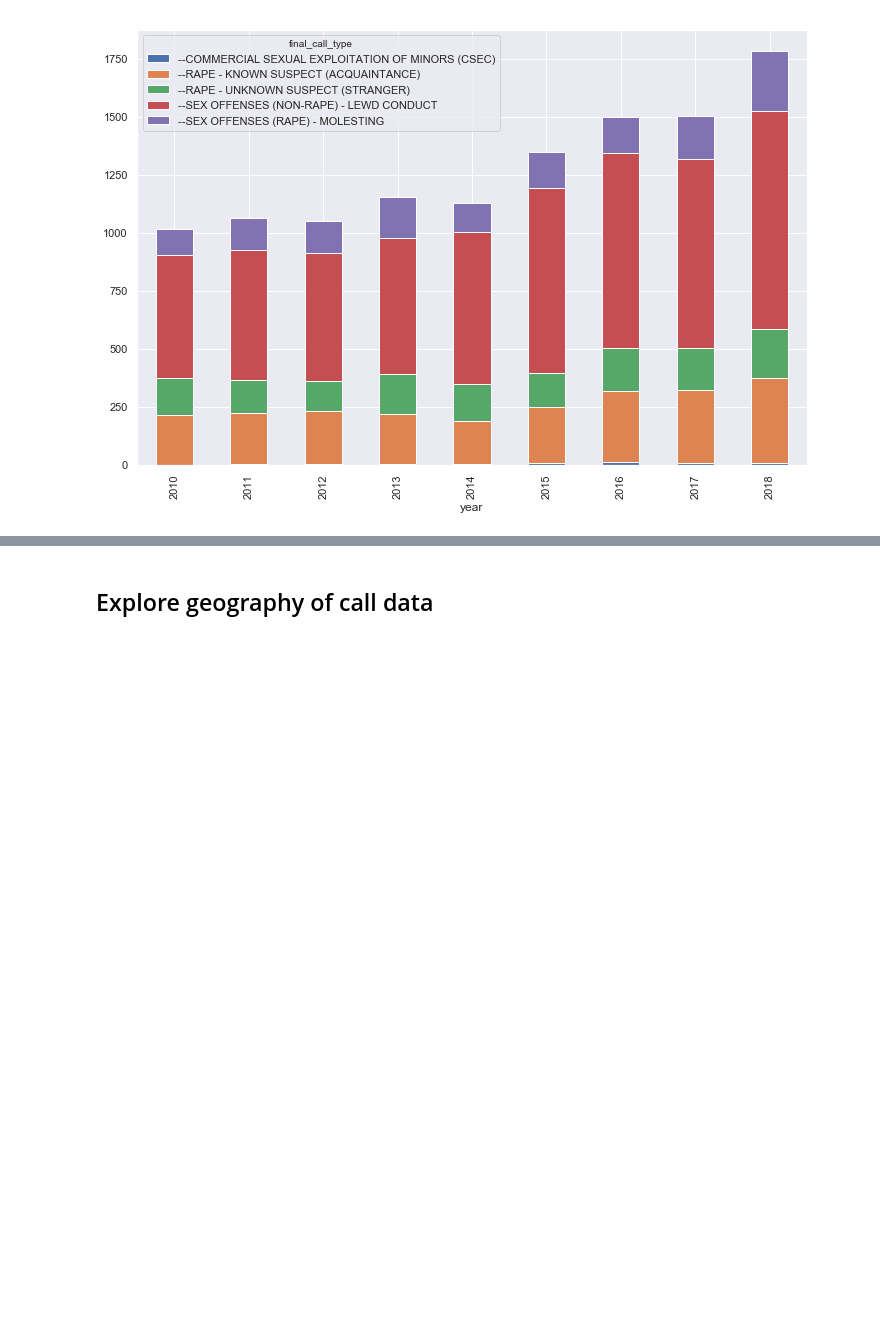
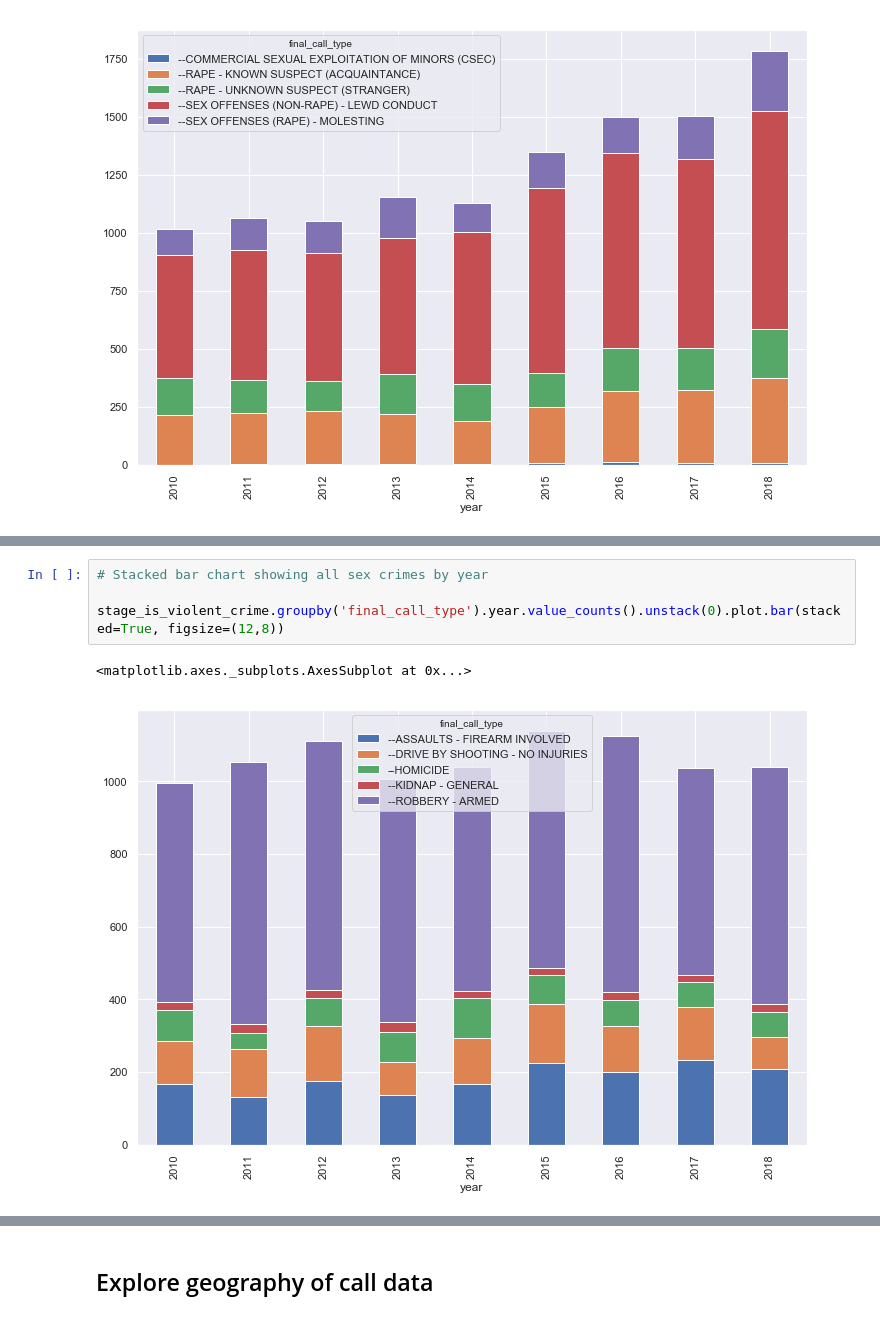
Before and after one commit to teacupwoozy/spd_notebook_archive, a Jupyter notebook: spd_notebook/2010-2018_sexcrimes_violentcrimes.ipynb, the cells around one changed output, grey strips where cells are left out. Drawn from its saved outputs; the diff is of its cells as text; blank space fills up the shorter version.

```diff
--- a/spd_notebook/2010-2018_sexcrimes_violentcrimes.ipynb
+++ b/spd_notebook/2010-2018_sexcrimes_violentcrimes.ipynb
@@ -530,0 +639,7 @@ stage_is_sexual_assault.groupby('final_call_type').year.value_counts().unstack(0
+# %%
+# Stacked bar chart showing all sex crimes by year
+
+stage_is_violent_crime.groupby('final_call_type').year.value_counts().unstack(0).plot.bar(stacked=True, figsize=(12,8))
+# %% [output]
+<matplotlib.axes._subplots.AxesSubplot at 0x...>
+[figure, added]
```
Also changed, not shown: parts of 18 cells of this notebook.
